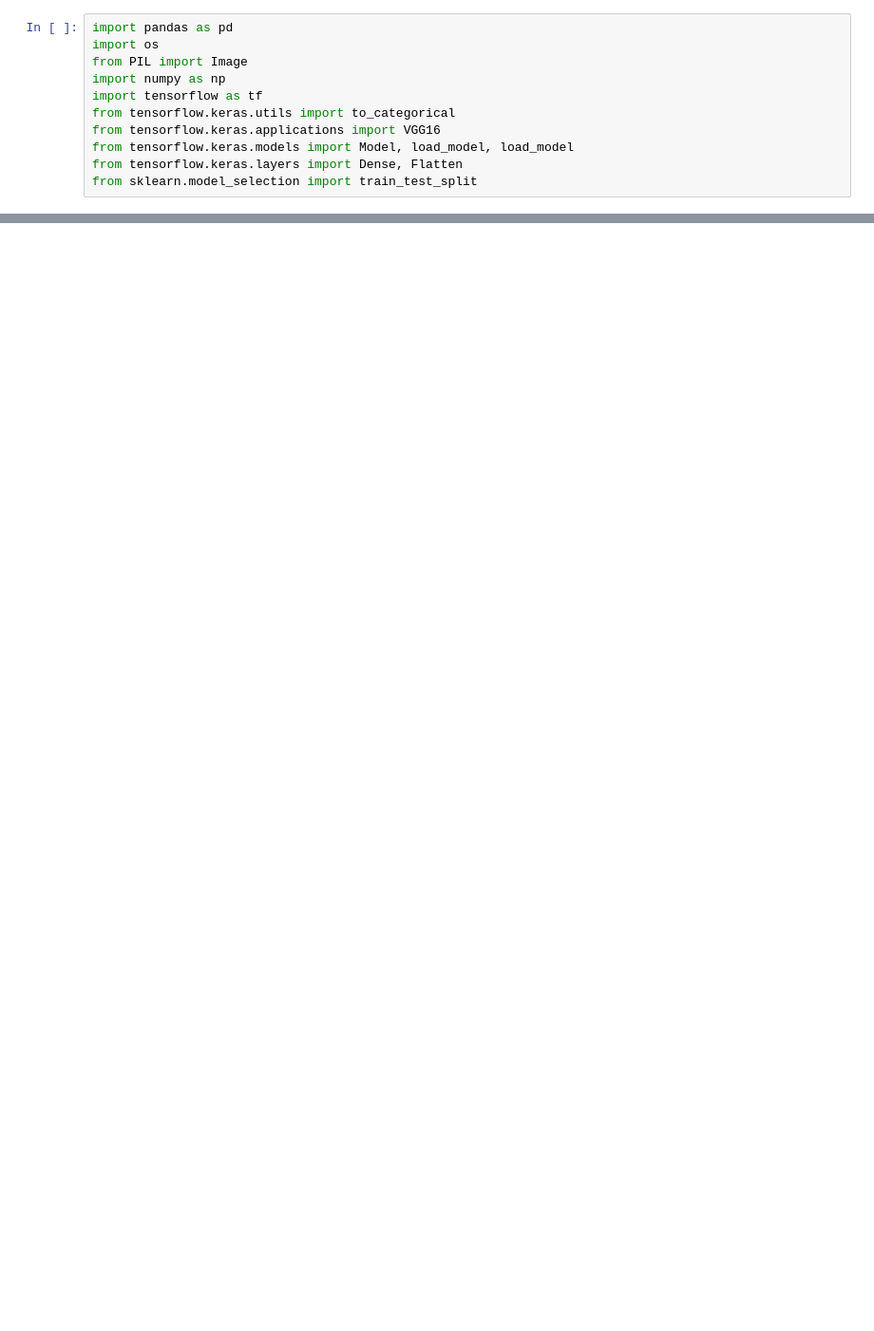
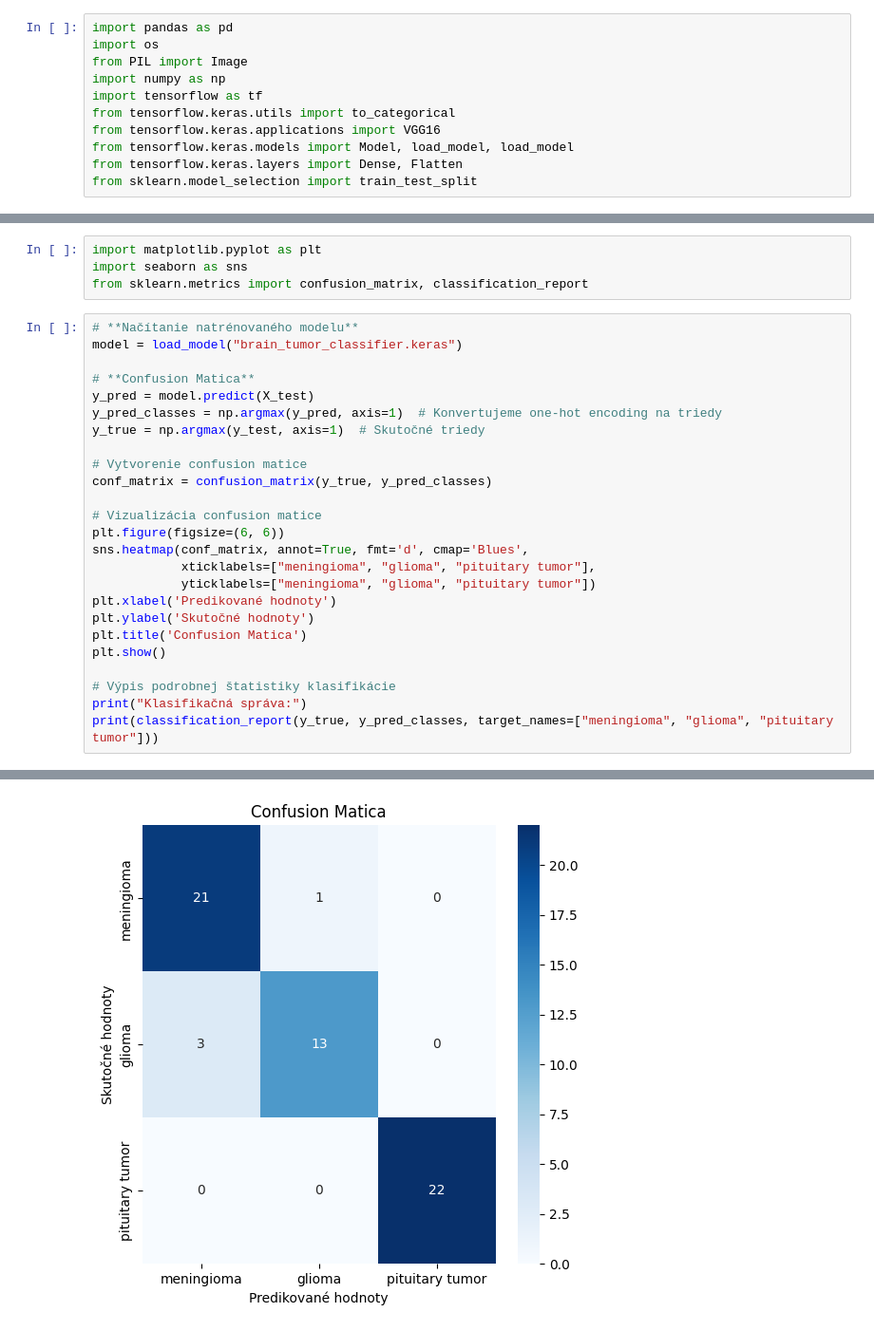
Before and after one commit to Zdenkaaa/Final-Project---Brain-Tumor, a Jupyter notebook: Projektik.ipynb, the cells around one changed output, grey strips where cells are left out. Shown: that part at 95% size. Drawn from its saved outputs; the diff is of its cells as text; blank space fills up the shorter version.

```diff
--- a/Projektik.ipynb
+++ b/Projektik.ipynb
@@ -204,0 +205,30 @@ Predikcia: pituitary tumor
+# %%
+import matplotlib.pyplot as plt
+import seaborn as sns
+from sklearn.metrics import confusion_matrix, classification_report
+# %%
+# **Načítanie natrénovaného modelu**
+model = load_model("brain_tumor_classifier.keras")
+
+# **Confusion Matica**
+y_pred = model.predict(X_test)
+y_pred_classes = np.argmax(y_pred, axis=1)  # Konvertujeme one-hot encoding na triedy
+y_true = np.argmax(y_test, axis=1)  # Skutočné triedy
+
+# Vytvorenie confusion matice
+conf_matrix = confusion_matrix(y_true, y_pred_classes)
+
+# Vizualizácia confusion matice
+plt.figure(figsize=(6, 6))
+sns.heatmap(conf_matrix, annot=True, fmt='d', cmap='Blues',
+            xticklabels=["meningioma", "glioma", "pituitary tumor"],
+            yticklabels=["meningioma", "glioma", "pituitary tumor"])
+plt.xlabel('Predikované hodnoty')
+plt.ylabel('Skutočné hodnoty')
+plt.title('Confusion Matica')
+plt.show()
+
+# Výpis podrobnej štatistiky klasifikácie
+print("Klasifikačná správa:")
+print(classification_report(y_true, y_pred_classes, target_names=["meningioma", "glioma", "pituitary tumor"]))
+# %% [output]
@@ -204,0 +236 @@ Predikcia: pituitary tumor
+[figure, added]
```
Also changed, not shown: parts of 7 cells of this notebook, 4 other files.
